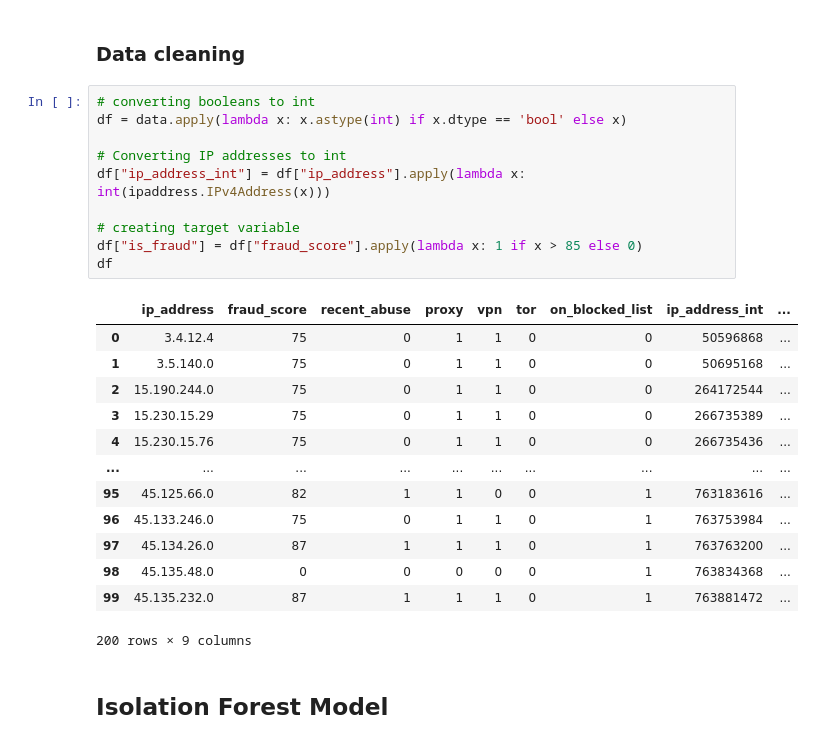
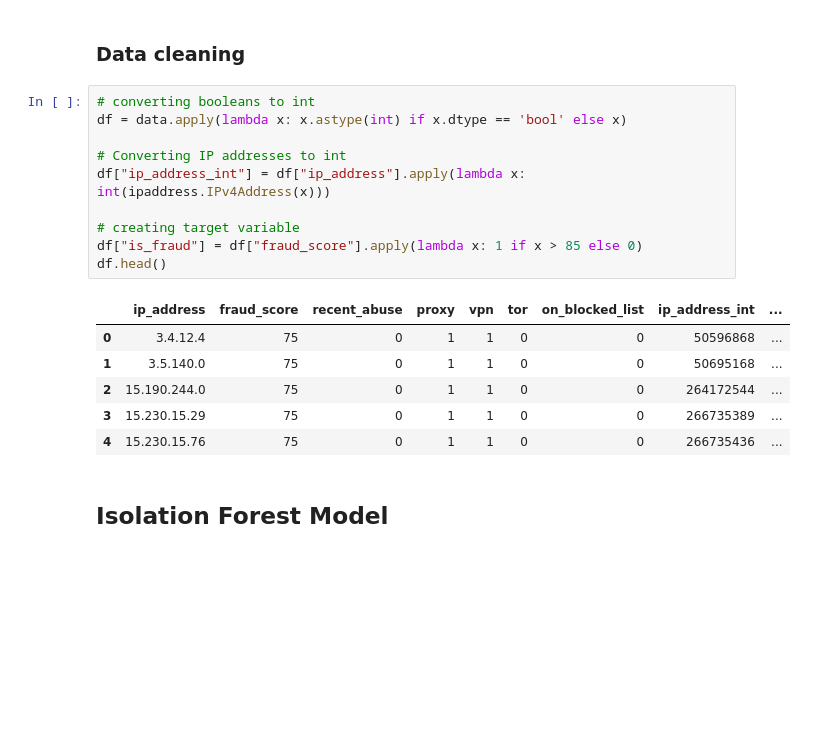
Before and after one commit to thamadziripi/isolation-forest-ipqs-api, a Jupyter notebook: fraud_detection_using_isolation_forest.ipynb, the cells around one changed output. Saved outputs shown, nothing was run; the diff lists cells and outputs as text; blank space fills up the shorter version.

```diff
--- a/fraud_detection_using_isolation_forest.ipynb
+++ b/fraud_detection_using_isolation_forest.ipynb
@@ -259,27 +259,20 @@ data.head()
 # %%
 # converting booleans to int
 df = data.apply(lambda x: x.astype(int) if x.dtype == 'bool' else x)
 
 # Converting IP addresses to int
 df["ip_address_int"] = df["ip_address"].apply(lambda x: int(ipaddress.IPv4Address(x)))
 
 # creating target variable
 df["is_fraud"] = df["fraud_score"].apply(lambda x: 1 if x > 85 else 0)
-df
+df.head()
 # %% [output]
 |  | ip_address | fraud_score | recent_abuse | proxy | vpn | tor | on_blocked_list | ip_address_int | ... |
 | 0 | 3.4.12.4 | 75 | 0 | 1 | 1 | 0 | 0 | 50596868 | ... |
 | 1 | 3.5.140.0 | 75 | 0 | 1 | 1 | 0 | 0 | 50695168 | ... |
 | 2 | 15.190.244.0 | 75 | 0 | 1 | 1 | 0 | 0 | 264172544 | ... |
 | 3 | 15.230.15.29 | 75 | 0 | 1 | 1 | 0 | 0 | 266735389 | ... |
 | 4 | 15.230.15.76 | 75 | 0 | 1 | 1 | 0 | 0 | 266735436 | ... |
-| ... | ... | ... | ... | ... | ... | ... | ... | ... | ... |
-| 95 | 45.125.66.0 | 82 | 1 | 1 | 0 | 0 | 1 | 763183616 | ... |
-| 96 | 45.133.246.0 | 75 | 0 | 1 | 1 | 0 | 1 | 763753984 | ... |
-| 97 | 45.134.26.0 | 87 | 1 | 1 | 1 | 0 | 1 | 763763200 | ... |
-| 98 | 45.135.48.0 | 0 | 0 | 0 | 0 | 0 | 1 | 763834368 | ... |
-| 99 | 45.135.232.0 | 87 | 1 | 1 | 1 | 0 | 1 | 763881472 | ... |
-200 rows × 9 columns
 # %% [markdown]
 ## Isolation Forest Model
 # %% [markdown]
```
Also changed, not shown: parts of 2 cells of this notebook.
